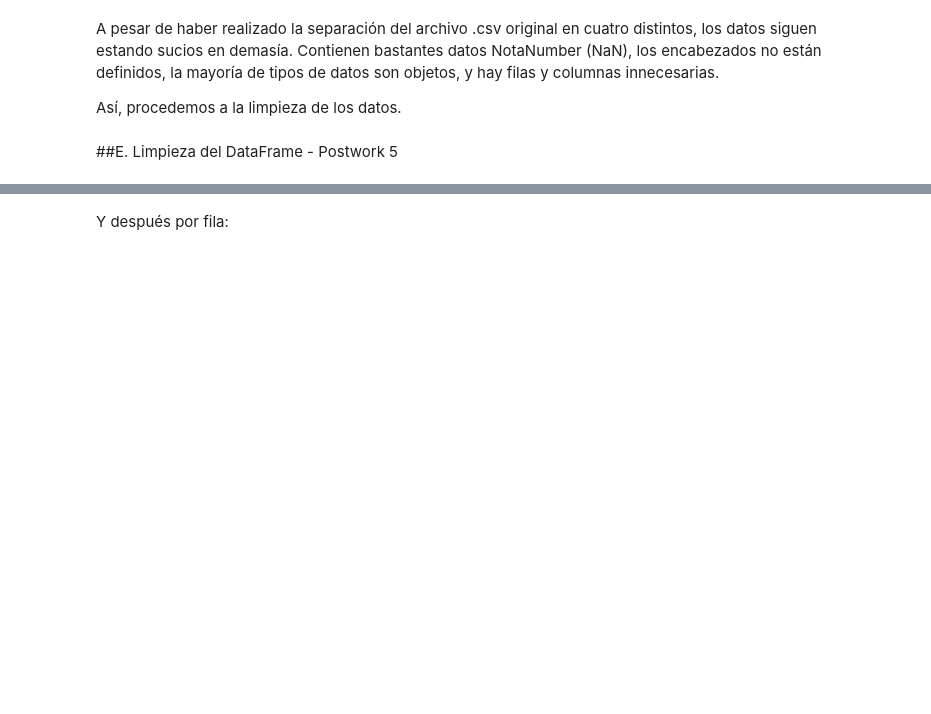
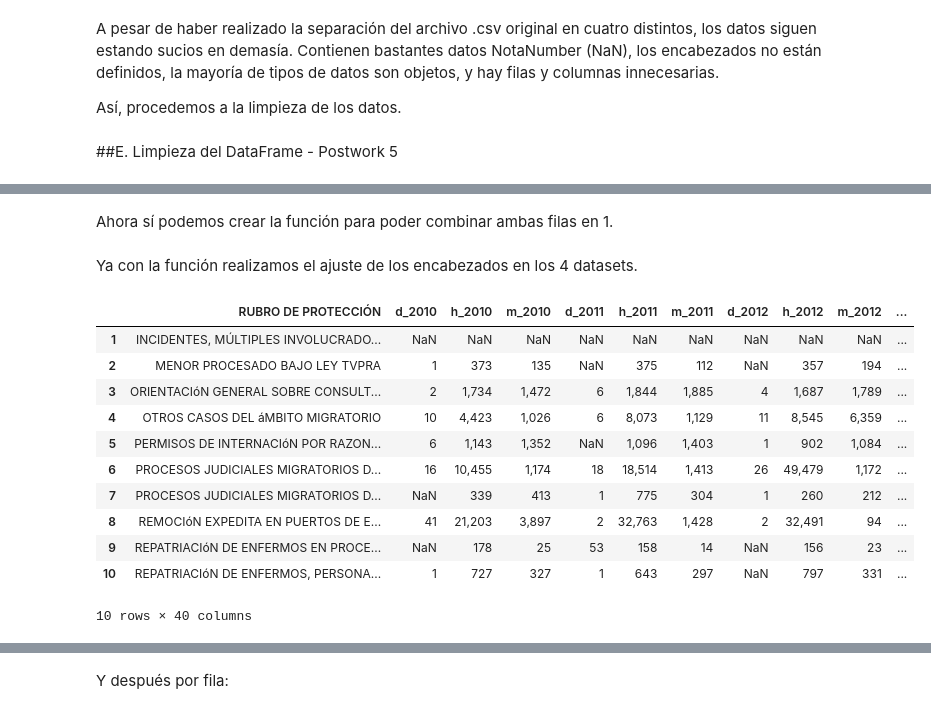
Before and after one commit to JuanMaLR/bedu-equipo4-dataScience-P-FP, a Jupyter notebook: FinalProject.ipynb, the cells around one changed output, grey strips where cells are left out. Saved outputs shown, nothing was run; the diff lists cells and outputs as text; code cells hidden in the pictures; blank space fills up the shorter version.

```diff
--- a/FinalProject.ipynb
+++ b/FinalProject.ipynb
@@ -211,0 +410,5 @@ Como primer vistazo, notamos que nuestro dataset tiene abundantes datos NaN. Los
+# %%
+#Con la visualización anterior se puede apreciar que la columa "Año" es la que debe ser eliminada de ambos dataframes
+#Por lo tanto:
+casos.drop(columns='AÑO', inplace=True)
+casos.head(10)
@@ -211,0 +579,2 @@ Como primer vistazo, notamos que nuestro dataset tiene abundantes datos NaN. Los
+# %% [markdown]
+Ahora sí podemos crear la función para poder combinar ambas filas en 1.
@@ -211,0 +603,20 @@ Como primer vistazo, notamos que nuestro dataset tiene abundantes datos NaN. Los
+# %% [markdown]
+Ya con la función realizamos el ajuste de los encabezados en los 4 datasets.
+# %%
+#Para el dataset de casos
+casos.columns = arregla_columnas(casos)
+casos.drop(index=0, inplace=True)
+casos.head(10)
+# %% [output]
+|  | RUBRO DE PROTECCIÓN | d_2010 | h_2010 | m_2010 | d_2011 | h_2011 | m_2011 | d_2012 | h_2012 | m_2012 | ... |
+| 1 | INCIDENTES, MÚLTIPLES INVOLUCRADO... | NaN | NaN | NaN | NaN | NaN | NaN | NaN | NaN | NaN | ... |
+| 2 | MENOR PROCESADO BAJO LEY TVPRA | 1 | 373 | 135 | NaN | 375 | 112 | NaN | 357 | 194 | ... |
+| 3 | ORIENTACIóN GENERAL SOBRE CONSULT... | 2 | 1,734 | 1,472 | 6 | 1,844 | 1,885 | 4 | 1,687 | 1,789 | ... |
+| 4 | OTROS CASOS DEL áMBITO MIGRATORIO | 10 | 4,423 | 1,026 | 6 | 8,073 | 1,129 | 11 | 8,545 | 6,359 | ... |
+| 5 | PERMISOS DE INTERNACIóN POR RAZON... | 6 | 1,143 | 1,352 | NaN | 1,096 | 1,403 | 1 | 902 | 1,084 | ... |
+| 6 | PROCESOS JUDICIALES MIGRATORIOS D... | 16 | 10,455 | 1,174 | 18 | 18,514 | 1,413 | 26 | 49,479 | 1,172 | ... |
+| 7 | PROCESOS JUDICIALES MIGRATORIOS D... | NaN | 339 | 413 | 1 | 775 | 304 | 1 | 260 | 212 | ... |
+| 8 | REMOCIóN EXPEDITA EN PUERTOS DE E... | 41 | 21,203 | 3,897 | 2 | 32,763 | 1,428 | 2 | 32,491 | 94 | ... |
+| 9 | REPATRIACIóN DE ENFERMOS EN PROCE... | NaN | 178 | 25 | 53 | 158 | 14 | NaN | 156 | 23 | ... |
+| 10 | REPATRIACIóN DE ENFERMOS, PERSONA... | 1 | 727 | 327 | 1 | 643 | 297 | NaN | 797 | 331 | ... |
+10 rows × 40 columns
```
Also changed, not shown: parts of 60 cells of this notebook.
